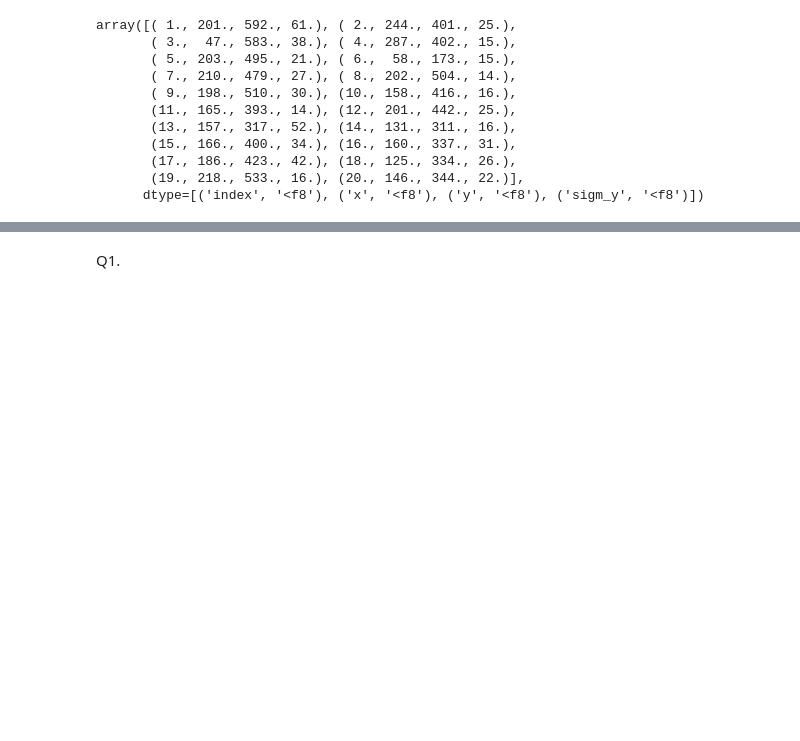
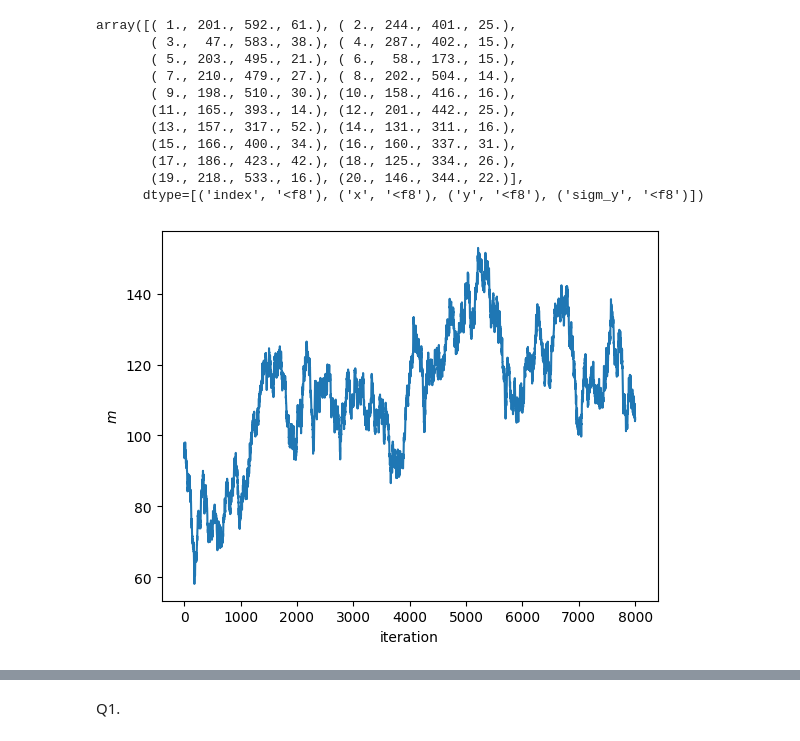
Before and after one commit to R-bna/sci-comp-ii-fall24, a Jupyter notebook: Working/HW4 metropolis sampling.ipynb, the cells around one changed output, grey strips where cells are left out. Drawn from its saved outputs; the diff is of its cells as text; code cells hidden in the pictures; blank space fills up the shorter version.

```diff
--- a/Working/HW4 metropolis sampling.ipynb
+++ b/Working/HW4 metropolis sampling.ipynb
@@ -66,6 +25,0 @@ samples = metropolis_2d(n_samples=n_samples, initial_m=0, initial_b=0, sigma=sig
-# %%
-def build_model(m, b):
-    """Return a linear model function."""
-    def model(x):
-        return m * x + b
-    return model
@@ -71,0 +36,15 @@ def build_model(m, b):
+# %%
+initial_m = 5
+initial_b = 50
+
+m = initial_m
+b = initial_b
+
+p_current = lnlikelihood(initial_m, initial_b)
+
+chain_m = [m]
+chain_b = [b]
+probs = [p_current]
+
+m_prior = np.random.uniform(-10,10,1000)
+b_prior = np.random.uniform (50, 500, 1000)
@@ -71,0 +70,7 @@ def build_model(m, b):
+# %%
+burnin_length = 2000
+plt.plot(chain_m[burnin_length:])
+plt.xlabel('iteration')
+plt.ylabel('$m$');
+# %% [output]
+[figure, added]
```
Also changed, not shown: parts of 14 cells of this notebook.
